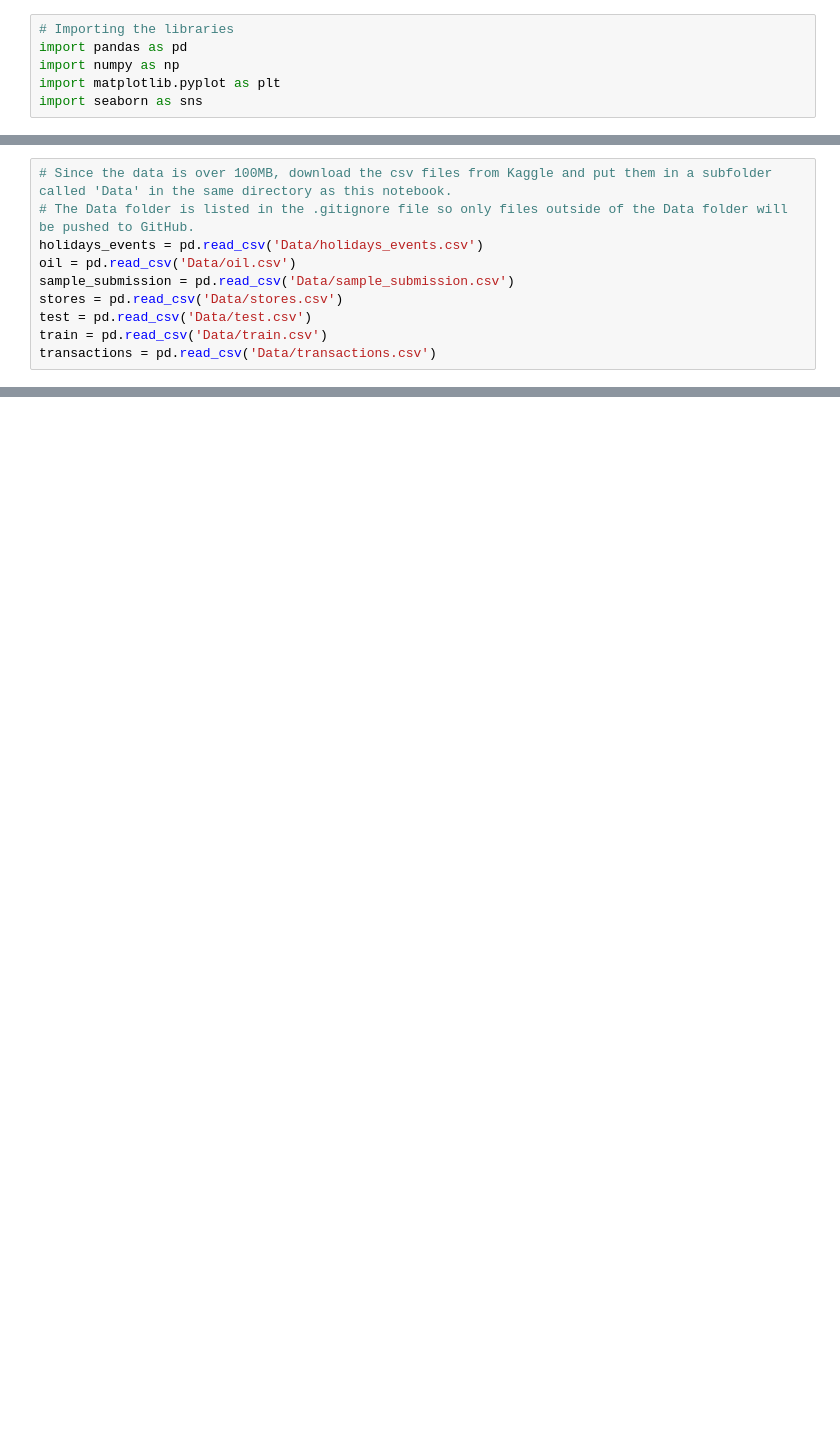
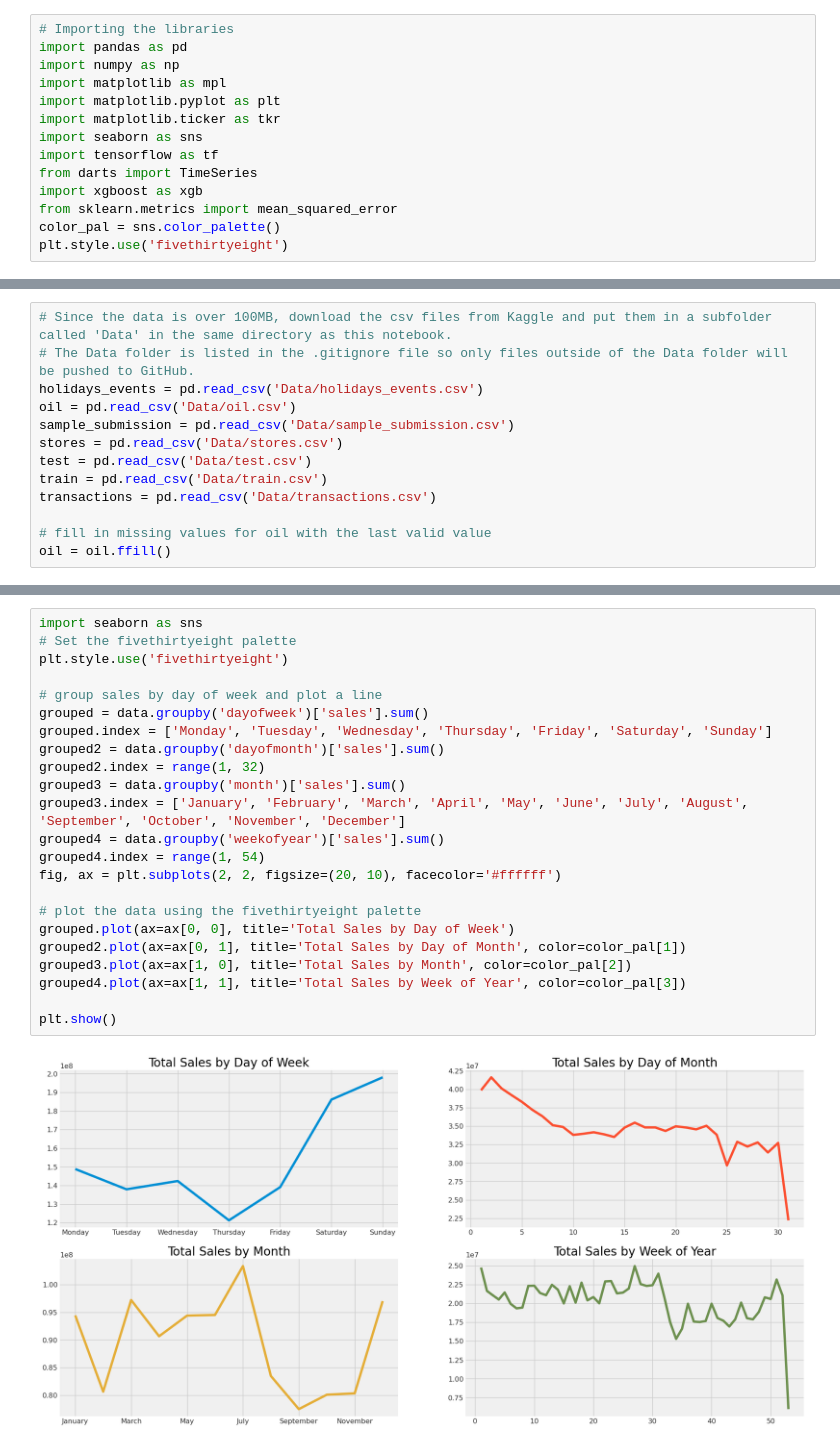
Before and after one commit to austinlackey/store-sales-forecasting, a Jupyter notebook: main.ipynb, the cells around one changed output, grey strips where cells are left out. Saved outputs shown, nothing was run; the diff lists cells and outputs as text; blank space fills up the shorter version.

```diff
--- a/main.ipynb
+++ b/main.ipynb
@@ -2,5 +4,13 @@
 # Importing the libraries
 import pandas as pd
 import numpy as np
+import matplotlib as mpl
 import matplotlib.pyplot as plt
+import matplotlib.ticker as tkr
 import seaborn as sns
+import tensorflow as tf
+from darts import TimeSeries
+import xgboost as xgb
+from sklearn.metrics import mean_squared_error
+color_pal = sns.color_palette()
+plt.style.use('fivethirtyeight')
@@ -14,3 +26,6 @@ stores = pd.read_csv('Data/stores.csv')
 test = pd.read_csv('Data/test.csv')
 train = pd.read_csv('Data/train.csv')
 transactions = pd.read_csv('Data/transactions.csv')
+
+# fill in missing values for oil with the last valid value
+oil = oil.ffill()
@@ -138,0 +165,25 @@ ax.set_xticklabels(ax.get_xticklabels(), rotation=45, ha='right')
+# %%
+import seaborn as sns
+# Set the fivethirtyeight palette
+plt.style.use('fivethirtyeight')
+
+# group sales by day of week and plot a line
+grouped = data.groupby('dayofweek')['sales'].sum()
+grouped.index = ['Monday', 'Tuesday', 'Wednesday', 'Thursday', 'Friday', 'Saturday', 'Sunday']
+grouped2 = data.groupby('dayofmonth')['sales'].sum()
+grouped2.index = range(1, 32)
+grouped3 = data.groupby('month')['sales'].sum()
+grouped3.index = ['January', 'February', 'March', 'April', 'May', 'June', 'July', 'August', 'September', 'October', 'November', 'December']
+grouped4 = data.groupby('weekofyear')['sales'].sum()
+grouped4.index = range(1, 54)
+fig, ax = plt.subplots(2, 2, figsize=(20, 10), facecolor='#ffffff')
+
+# plot the data using the fivethirtyeight palette
+grouped.plot(ax=ax[0, 0], title='Total Sales by Day of Week')
+grouped2.plot(ax=ax[0, 1], title='Total Sales by Day of Month', color=color_pal[1])
+grouped3.plot(ax=ax[1, 0], title='Total Sales by Month', color=color_pal[2])
+grouped4.plot(ax=ax[1, 1], title='Total Sales by Week of Year', color=color_pal[3])
+
+plt.show()
+# %% [output]
+[figure, added]
```
Also changed, not shown: parts of 23 cells of this notebook, 15 other files.
